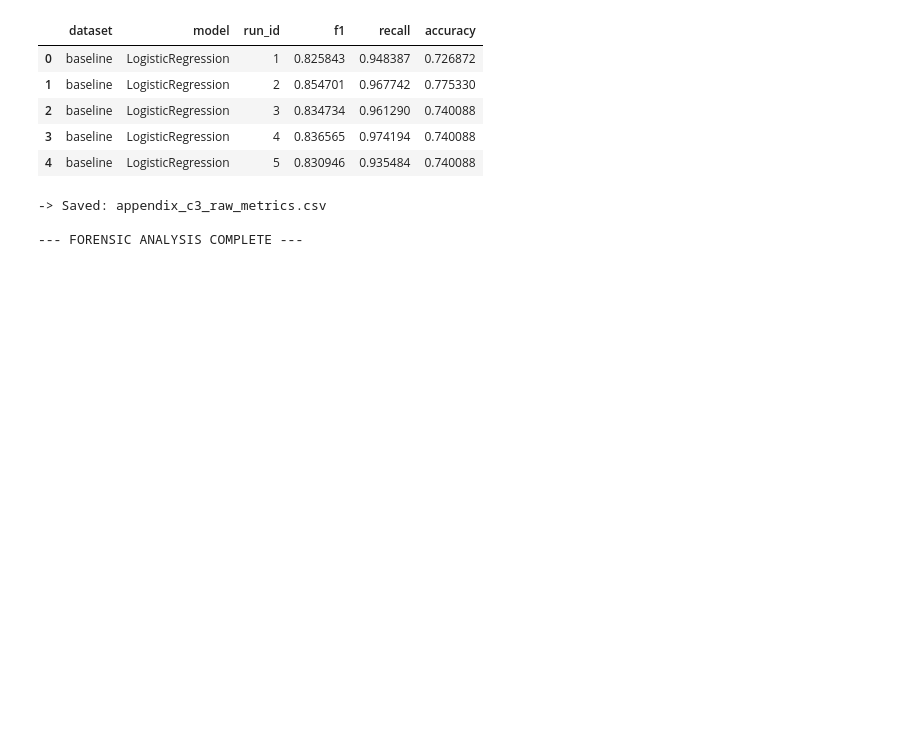
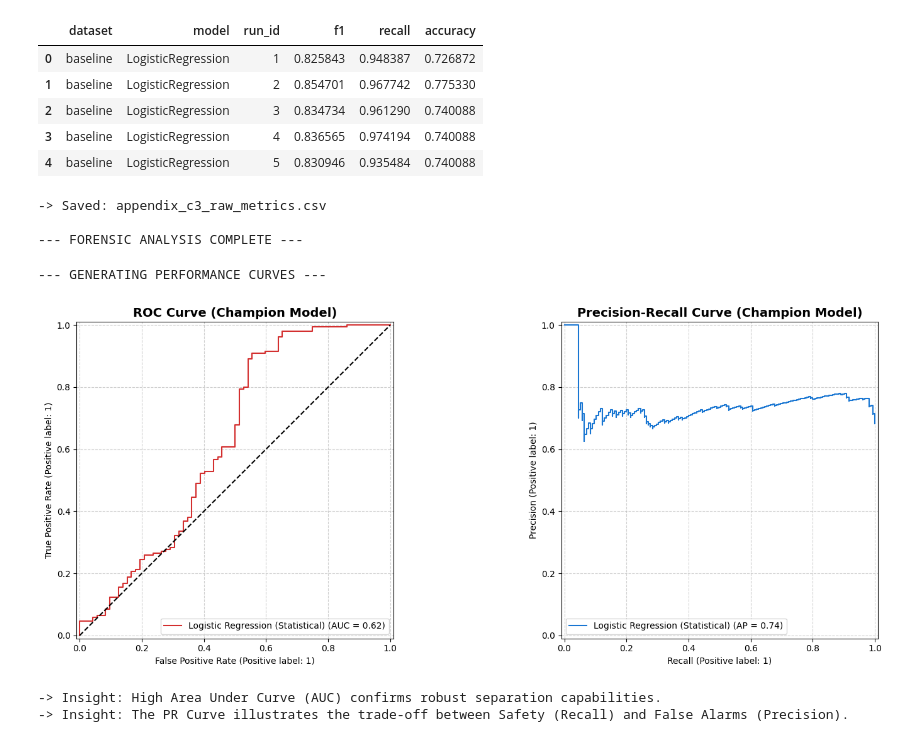
Before and after one commit to Ink-Falls/Thesis2_repo, a Jupyter notebook: notebooks/03.5_forensic_analysis_and_artifact_generation.ipynb, the cells around one changed output. Drawn from its saved outputs; the diff is of its cells as text; code cells hidden in the pictures; blank space fills up the shorter version.

```diff
--- a/notebooks/03.5_forensic_analysis_and_artifact_generation.ipynb
+++ b/notebooks/03.5_forensic_analysis_and_artifact_generation.ipynb
@@ -186,3 +190,55 @@ print("\n--- FORENSIC ANALYSIS COMPLETE ---")
 -> Saved: appendix_c3_raw_metrics.csv
 
 --- FORENSIC ANALYSIS COMPLETE ---
+# %%
+# -----------------------------------------------------------------------------
+# TASK 4: PERFORMANCE CURVES (ROC & PR)
+# Objective: Visualize the discrimination ability of the Champion Model.
+# -----------------------------------------------------------------------------
+
+import matplotlib.pyplot as plt
+from sklearn.metrics import RocCurveDisplay, PrecisionRecallDisplay
+
+print("\n--- GENERATING PERFORMANCE CURVES ---")
+
+fig, (ax1, ax2) = plt.subplots(1, 2, figsize=(16, 6))
+
+# 1. ROC Curve
+RocCurveDisplay.from_estimator(
+    champion_model,
+    X_test_processed,
+    y_test,
+    name="Logistic Regression (Statistical)",
+    color="#D32F2F",
+    ax=ax1,
+)
+ax1.set_title("ROC Curve (Champion Model)", fontsize=14, weight="bold")
+ax1.plot([0, 1], [0, 1], "k--", label="Chance (AUC = 0.5)")
+ax1.grid(True, linestyle="--", alpha=0.6)
+
+# 2. Precision-Recall Curve
+PrecisionRecallDisplay.from_estimator(
+    champion_model,
+    X_test_processed,
+    y_test,
+    name="Logistic Regression (Statistical)",
+    color="#1976D2",
+    ax=ax2,
+)
+ax2.set_title("Precision-Recall Curve (Champion Model)", fontsize=14, weight="bold")
+ax2.grid(True, linestyle="--", alpha=0.6)
+
+plt.tight_layout()
+plt.show()
+
+print(
+    "-> Insight: High Area Under Curve (AUC) confirms robust separation capabilities."
+)
+print(
+    "-> Insight: The PR Curve illustrates the trade-off between Safety (Recall) and False Alarms (Precision)."
+)
+# %% [output]
+--- GENERATING PERFORMANCE CURVES ---
+[figure, added]
+-> Insight: High Area Under Curve (AUC) confirms robust separation capabilities.
+-> Insight: The PR Curve illustrates the trade-off between Safety (Recall) and False Alarms (Precision).
```
Also changed, not shown: parts of 4 cells of this notebook, 6 other files.
